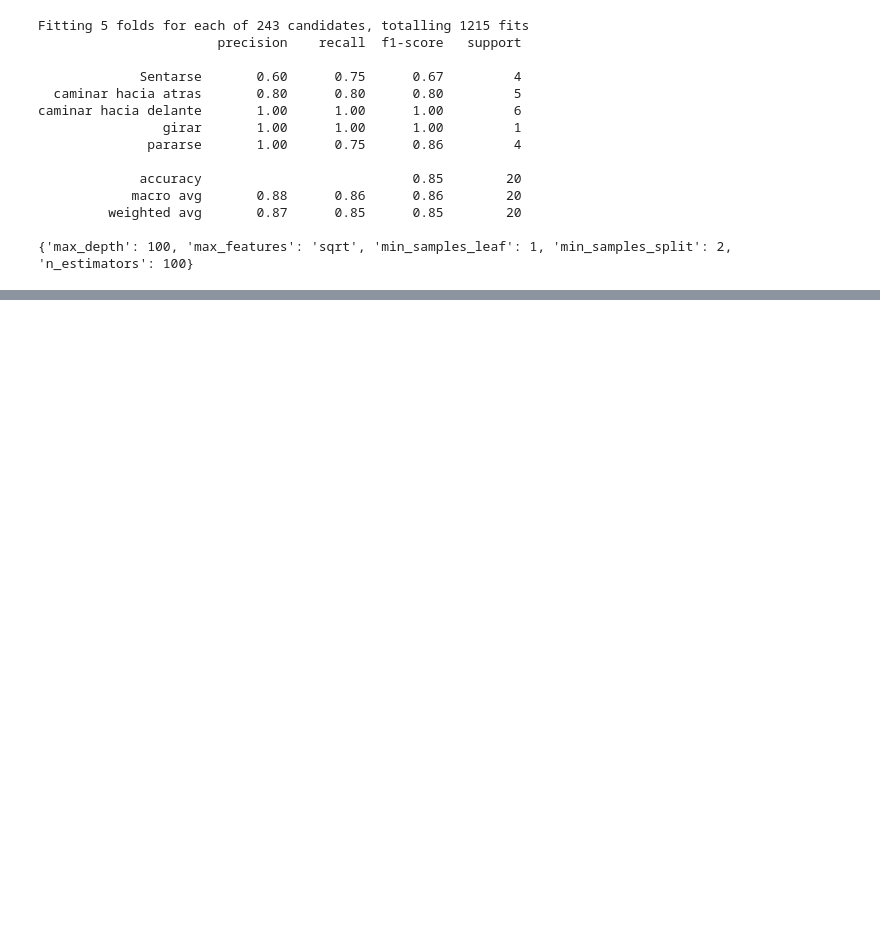
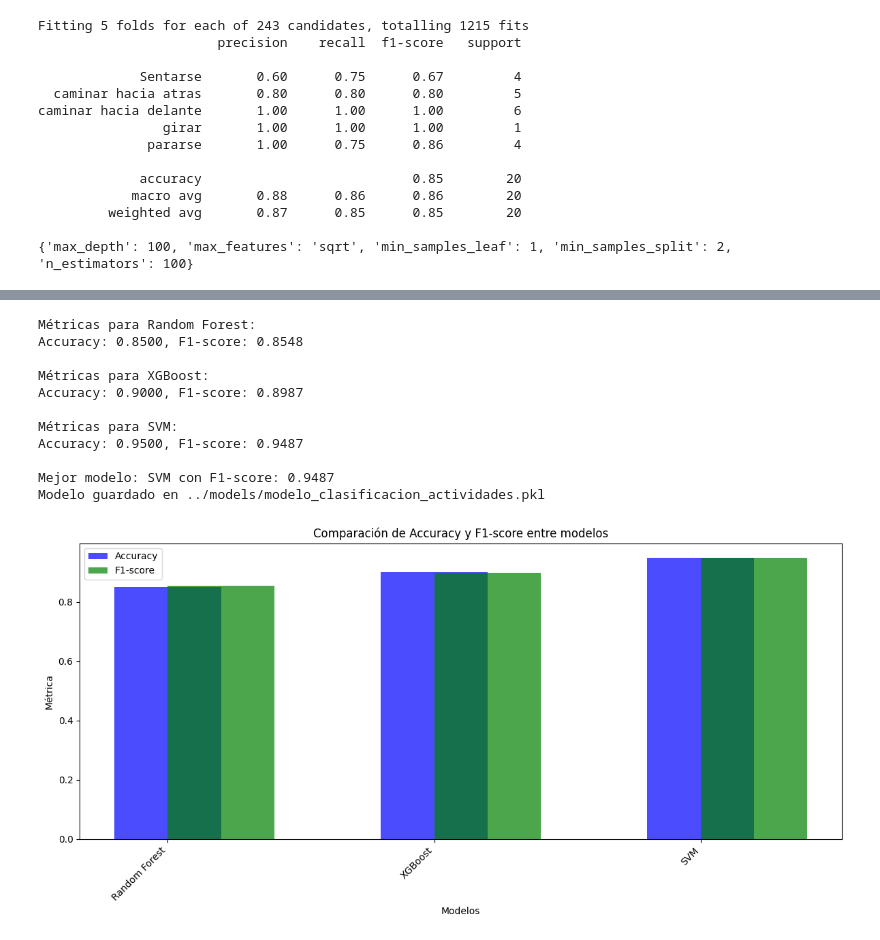
Before and after one commit to MateoSilvaLasso/Clasificador_movimientos, a Jupyter notebook: Notebooks/model_data.ipynb, the cells around one changed output, grey strips where cells are left out. Cells and saved outputs as stored; diff of their text form; code cells hidden in the pictures; blank space fills up the shorter version.

```diff
--- a/Notebooks/model_data.ipynb
+++ b/Notebooks/model_data.ipynb
@@ -131,6 +165,6 @@ def preprocesar_y_extraer(data):
 # %%
 # Entrenar el modelo
-def entrenar_modelo(datos_procesados, etiquetas):
+def entrenar_modelo_random_forest(datos_procesados, etiquetas):
 
     X_train, X_test, y_train, y_test = train_test_split(
         datos_procesados, etiquetas, test_size=0.2, random_state=42,
@@ -162,7 +289,7 @@ directorio_datos = '../data/processed'
 data, etiquetas = cargar_datos(directorio_datos)
 datos_procesados = preprocesar_y_extraer(data)
 # %%
-modelo = entrenar_modelo(datos_procesados, etiquetas)
+modelo_random_forest = entrenar_modelo_random_forest(datos_procesados, etiquetas)
 # %% [output]
 Fitting 5 folds for each of 243 candidates, totalling 1215 fits
                        precision    recall  f1-score   support
@@ -182,0 +308,2 @@ guardar_modelo(modelo, 'modelo_clasificacion_actividades.pkl')
+# %%
+modelo_xgboost = entrenar_modelo_xgboost(datos_procesados, etiquetas)
@@ -182,0 +328,2 @@ guardar_modelo(modelo, 'modelo_clasificacion_actividades.pkl')
+# %%
+modelo_svm = entrenar_modelo_svm(datos_procesados, etiquetas)
@@ -182,0 +401,24 @@ guardar_modelo(modelo, 'modelo_clasificacion_actividades.pkl')
+# %%
+modelos = [modelo_random_forest, modelo_xgboost, modelo_svm]
+nombres = ['Random Forest', 'XGBoost', 'SVM']
+
+# Dividir los datos (si no lo has hecho antes)
+X_train, X_test, y_train, y_test = train_test_split(
+    datos_procesados, etiquetas, test_size=0.2, random_state=42
+)
+
+# Comparar y guardar el mejor modelo
+comparar_y_guardar_modelo(modelos, nombres, X_test, y_test, '../models/modelo_clasificacion_actividades.pkl')
+# %% [output]
+Métricas para Random Forest:
+Accuracy: 0.8500, F1-score: 0.8548
+
+Métricas para XGBoost:
+Accuracy: 0.9000, F1-score: 0.8987
+
+Métricas para SVM:
+Accuracy: 0.9500, F1-score: 0.9487
+
+Mejor modelo: SVM con F1-score: 0.9487
+Modelo guardado en ../models/modelo_clasificacion_actividades.pkl
+[figure, added]
```
Also changed, not shown: parts of 8 cells of this notebook, 21 other files.
